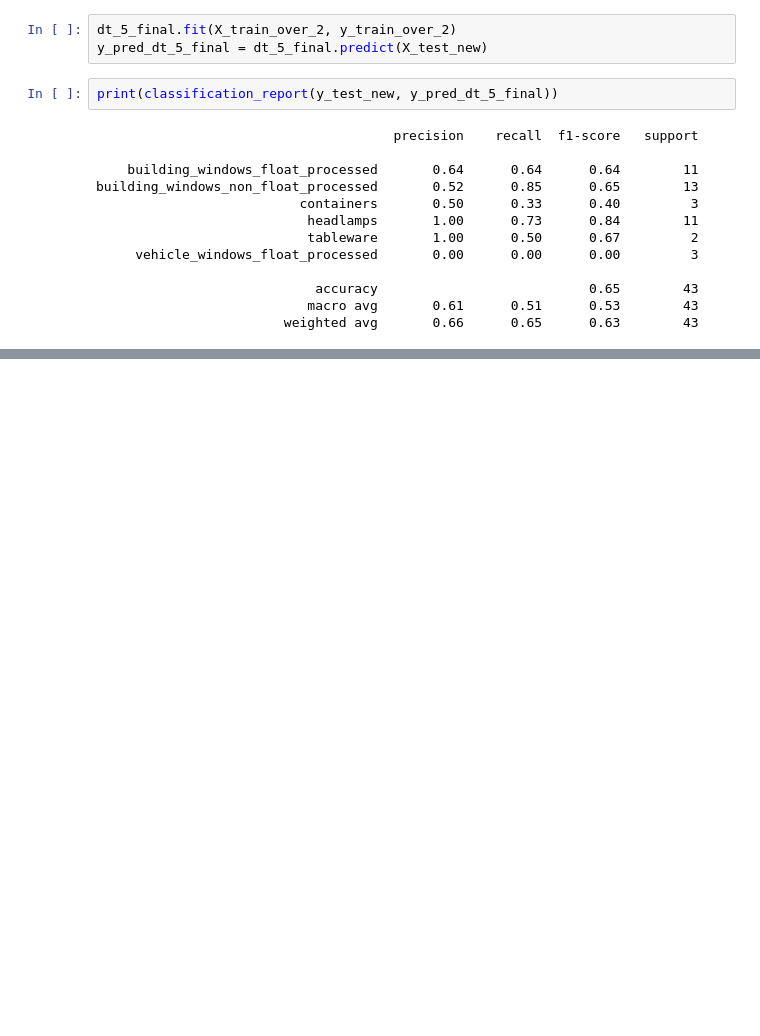
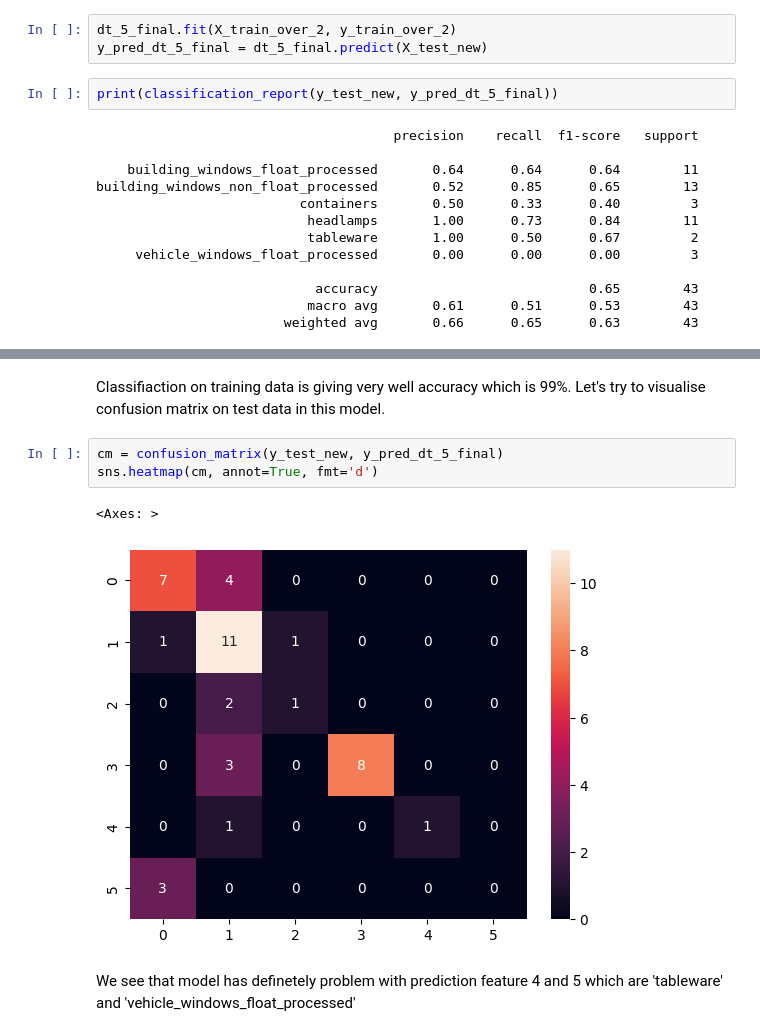
Before and after one commit to wksiazak/Decision-Tree---glass_data, a Jupyter notebook: Decision_Tree_Glass.ipynb, the cells around one changed output, grey strips where cells are left out. Cells and saved outputs as stored; diff of their text form; blank space fills up the shorter version.

```diff
--- a/Decision_Tree_Glass.ipynb
+++ b/Decision_Tree_Glass.ipynb
@@ -370,0 +384,10 @@ in progress
+# %% [markdown]
+Classifiaction on training data is giving very well accuracy which is 99%.  Let's try to visualise confusion matrix on test data in this model.
+# %%
+cm = confusion_matrix(y_test_new, y_pred_dt_5_final)
+sns.heatmap(cm, annot=True, fmt='d')
+# %% [output]
+<Axes: >
+[figure, added]
+# %% [markdown]
+We see that model has definetely problem with prediction feature 4 and 5 which are 'tableware' and 'vehicle_windows_float_processed'
```
Also changed, not shown: parts of 11 cells of this notebook.
